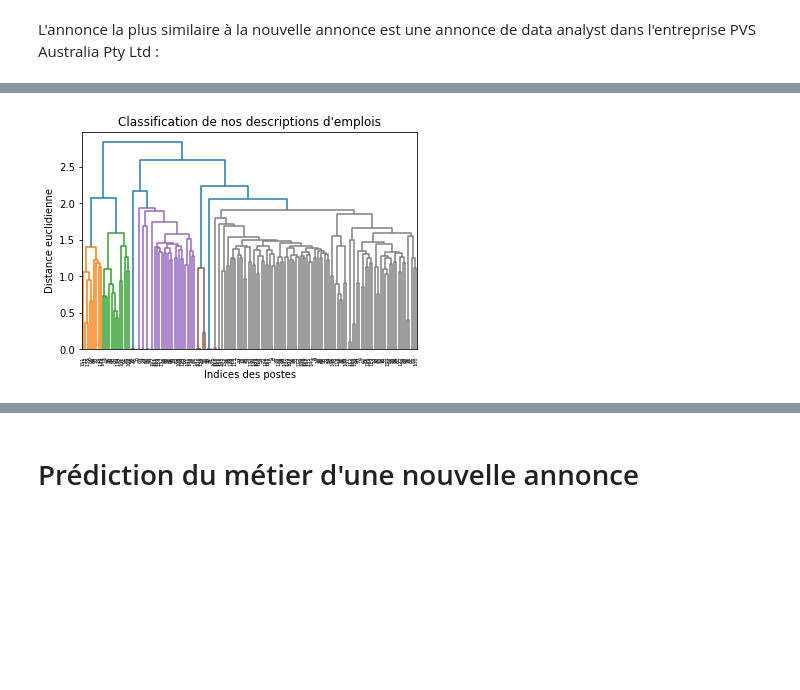
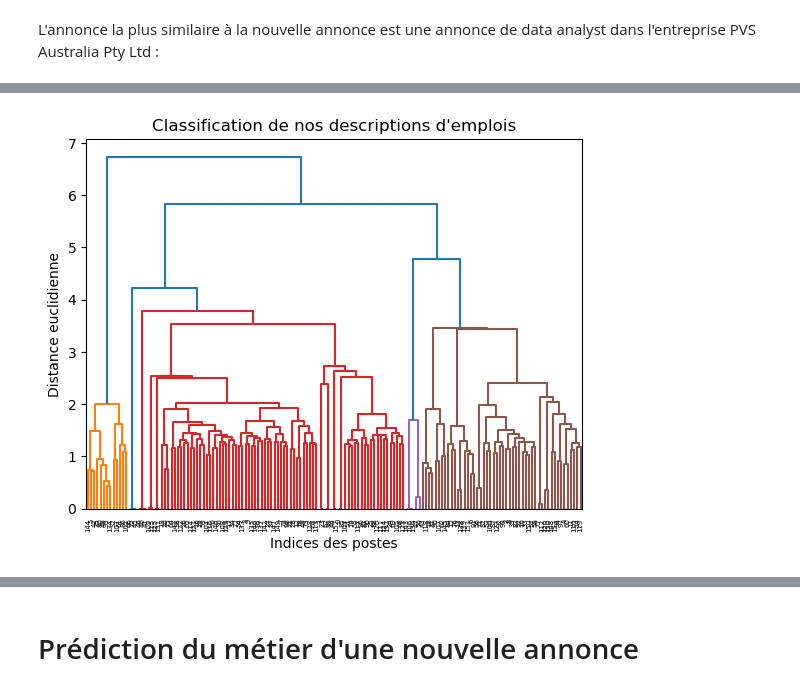
Before and after one commit to fmezirard/TAL, a Jupyter notebook: TraitementPoste.ipynb, the cells around one changed output, grey strips where cells are left out. Saved outputs shown, nothing was run; the diff lists cells and outputs as text; code cells hidden in the pictures; blank space fills up the shorter version.

```diff
--- a/TraitementPoste.ipynb
+++ b/TraitementPoste.ipynb
@@ -339,3 +340,23 @@ titre_lem                                                  data analyst
 titre_lem_modified                                         data analyst
 description_compte    {'pvs': 1, 'australia': 1, 'trusted': 1, 'oper...
 Name: 33, dtype: object
+# %%
+# Calculer la matrice de liaison
+matrice_liaison = linkage(sim_matrix, method='ward')
+
+# Essayer différents nombres de clusters
+max_clusters = 10
+silhouette_scores = []
+
+for n_clusters in range(2, max_clusters + 1):
+    model = AgglomerativeClustering(n_clusters=n_clusters)
+    labels = model.fit_predict(matrice_liaison)
+    silhouette_avg = silhouette_score(matrice_liaison, labels)
+    silhouette_scores.append(silhouette_avg)
+
+# Tracer le graphique
+plt.plot(range(2, max_clusters + 1), silhouette_scores, marker='o')
+plt.title('Coefficient de Silhouette pour différents nombres de clusters')
+plt.xlabel('Nombre de clusters')
+plt.ylabel('Coefficient de Silhouette')
+plt.show()
@@ -342,16 +365,13 @@ Name: 33, dtype: object
 # %%
-# Calculer la matrice de liaison
-matrice_liaison = linkage(sim_matrix, method='complete')
-
 # Afficher le dendrogramme
-dendrogram(matrice_liaison)
+dendrogram(matrice_liaison, color_threshold=4)
 # Ajouter des étiquettes aux axes
 plt.title('Classification de nos descriptions d\'emplois')
 plt.xlabel('Indices des postes')
 plt.ylabel('Distance euclidienne')
 
 # Afficher le dendrogramme
 plt.show()
 # %% [output]
-[figure, old version]
+[figure, new version]
 # %%
```
Also changed, not shown: parts of 8 cells of this notebook.
